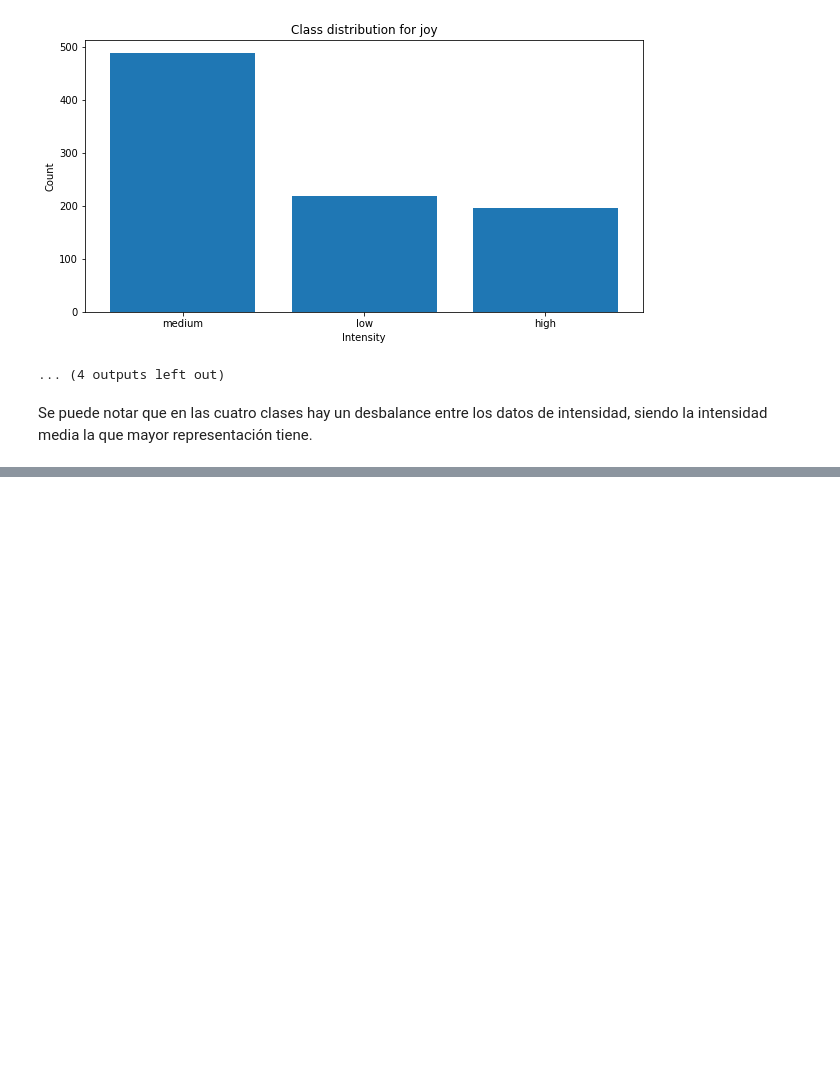
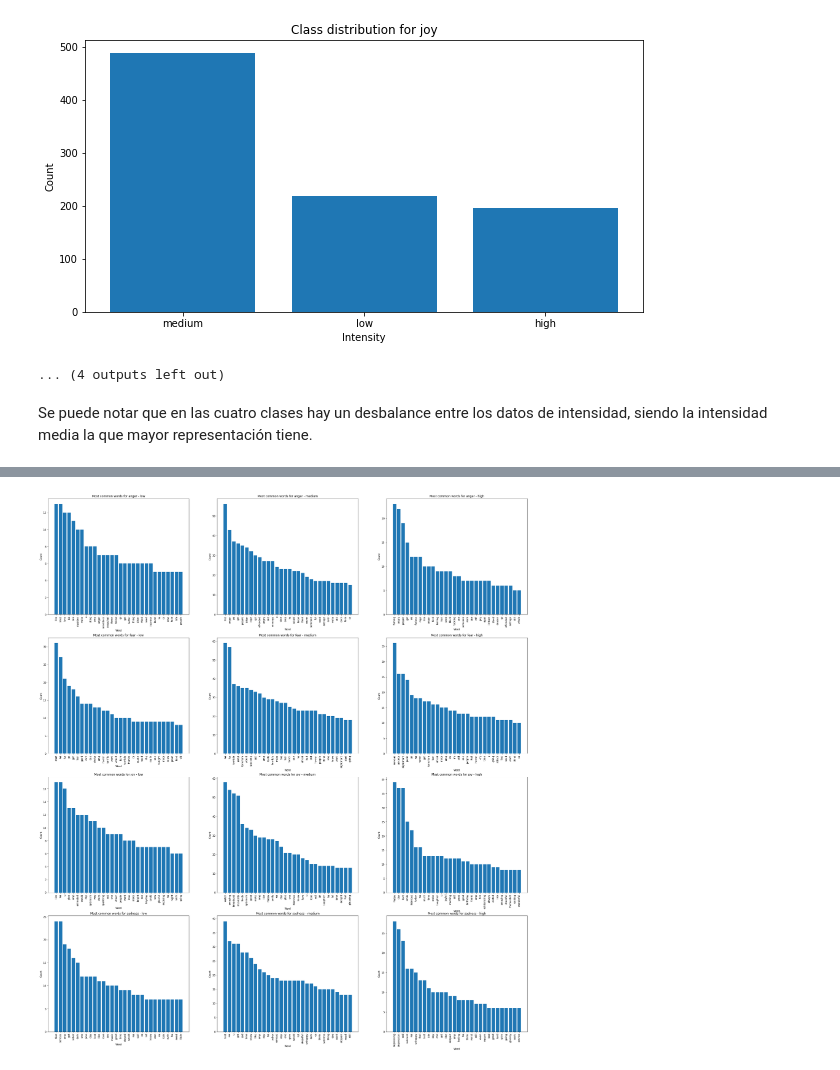
Before and after one commit to Keviinplz/nlp-comp1, a Jupyter notebook: data-exploration.ipynb, the cells around one changed output, grey strips where cells are left out. Drawn from its saved outputs; the diff is of its cells as text; code cells hidden in the pictures; blank space fills up the shorter version.

```diff
--- a/data-exploration.ipynb
+++ b/data-exploration.ipynb
@@ -71,0 +136,18 @@ Se puede notar que en las cuatro clases hay un desbalance entre los datos de int
+# %%
+# Plot most common words by class, graphing each class separately in a 3 column bar chart by intensity
+from typing import List
+import matplotlib.pyplot as plt
+
+intensities: List[str] = ["low", "medium", "high"]
+fig, axes = plt.subplots(nrows=len(train), ncols=len(intensities), figsize=(35,40))
+for i, (feeling, df) in enumerate(train.items()):
+    for j, intensity in enumerate(intensities):
+        words_count = get_most_common_words(df=df, intensity=intensity)
+        axes[i, j].bar(range(len(words_count)), [words_count[word] for word in words_count], align='center')
+        axes[i, j].set_title(f'Most common words for {feeling} - {intensity}')
+        axes[i, j].set_xlabel('Word')
+        axes[i, j].set_ylabel('Count')
+        axes[i, j].set_xticks(range(len(words_count)))
+        axes[i, j].set_xticklabels([word for word in words_count], rotation=90)
+# %% [output]
+[figure, added]
```
Also changed, not shown: parts of 2 cells of this notebook.
